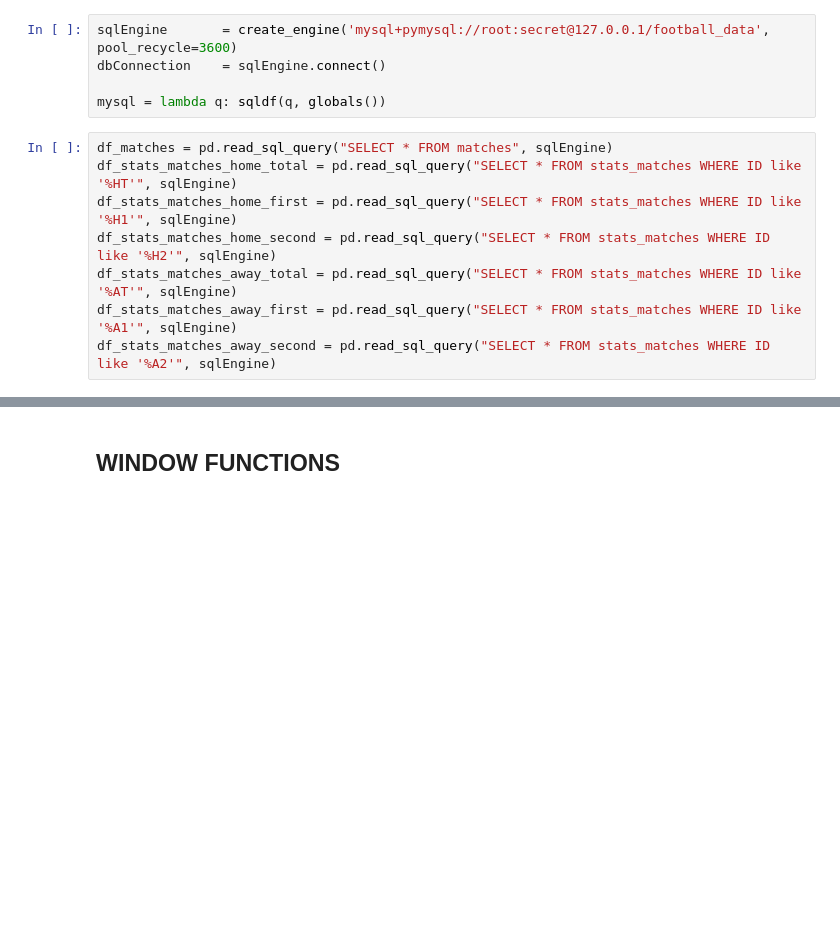
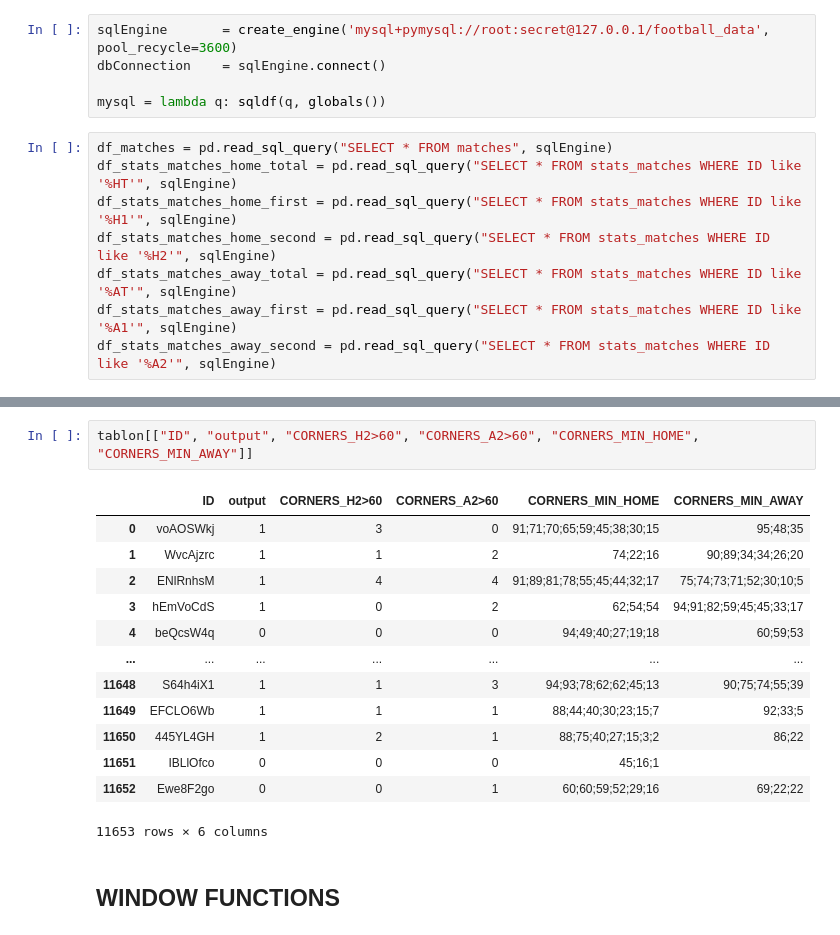
Before and after one commit to cesarpazguzman/ml_corners_predictor, a Jupyter notebook: ML_DT/MachineLearning/FEATURE_ENGINEER/Feature_engineering.ipynb, the cells around one changed output, grey strips where cells are left out. Cells and saved outputs as stored; diff of their text form; blank space fills up the shorter version.

```diff
--- a/ML_DT/MachineLearning/FEATURE_ENGINEER/Feature_engineering.ipynb
+++ b/ML_DT/MachineLearning/FEATURE_ENGINEER/Feature_engineering.ipynb
@@ -104,6 +111,22 @@ tablon["CORNERS_SHOTS_L45"] = tablon[["CORNERS_H", "CORNERS_A", "NUM_SHOTSHOME_L
 tablon["CORNERS_DANGATTACKS_L45"] = tablon[["CORNERS_H", "CORNERS_A", "NUM_DANGATTACKSHOME_L45",
                                           "NUM_DANGATTACKSAWAY_L45"]].apply(
     lambda x: round((x[0]+x[1])/(x[2]+x[3]),2) if x[2]+x[3] > 0 else 0, axis=1)
+# %%
+tablon[["ID", "output", "CORNERS_H2>60", "CORNERS_A2>60", "CORNERS_MIN_HOME", "CORNERS_MIN_AWAY"]]
+# %% [output]
+|  | ID | output | CORNERS_H2>60 | CORNERS_A2>60 | CORNERS_MIN_HOME | CORNERS_MIN_AWAY |
+| 0 | voAOSWkj | 1 | 3 | 0 | 91;71;70;65;59;45;38;30;15 | 95;48;35 |
+| 1 | WvcAjzrc | 1 | 1 | 2 | 74;22;16 | 90;89;34;34;26;20 |
+| 2 | ENlRnhsM | 1 | 4 | 4 | 91;89;81;78;55;45;44;32;17 | 75;74;73;71;52;30;10;5 |
+| 3 | hEmVoCdS | 1 | 0 | 2 | 62;54;54 | 94;91;82;59;45;45;33;17 |
+| 4 | beQcsW4q | 0 | 0 | 0 | 94;49;40;27;19;18 | 60;59;53 |
+| ... | ... | ... | ... | ... | ... | ... |
+| 11648 | S64h4iX1 | 1 | 1 | 3 | 94;93;78;62;62;45;13 | 90;75;74;55;39 |
+| 11649 | EFCLO6Wb | 1 | 1 | 1 | 88;44;40;30;23;15;7 | 92;33;5 |
+| 11650 | 445YL4GH | 1 | 2 | 1 | 88;75;40;27;15;3;2 | 86;22 |
+| 11651 | IBLlOfco | 0 | 0 | 0 | 45;16;1 |  |
+| 11652 | Ewe8F2go | 0 | 0 | 1 | 60;60;59;52;29;16 | 69;22;22 |
+11653 rows × 6 columns
 # %% [markdown]
 ## WINDOW FUNCTIONS
 # %%
```
Also changed, not shown: parts of 5 cells of this notebook, 19 other files.
